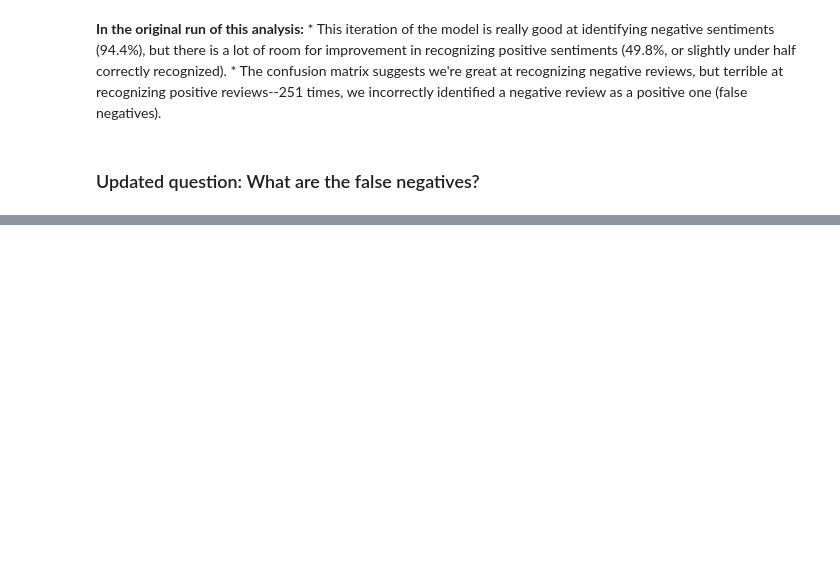
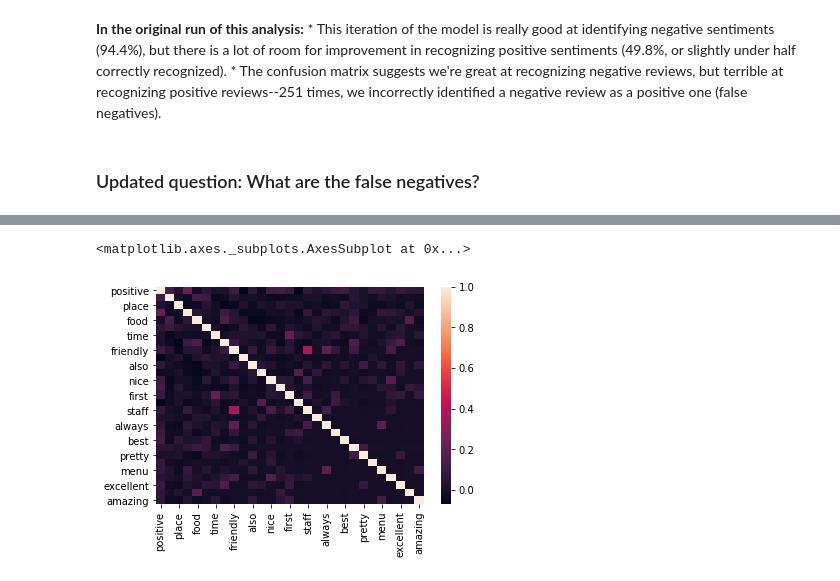
Before and after one commit to iamjeremybe/thinkful_data_science, a Jupyter notebook: Thinkful - Sentiment classifier evaluation challenge.ipynb, the cells around one changed output, grey strips where cells are left out. Cells and saved outputs as stored; diff of their text form; code cells hidden in the pictures; blank space fills up the shorter version.

```diff
--- a/Thinkful - Sentiment classifier evaluation challenge.ipynb
+++ b/Thinkful - Sentiment classifier evaluation challenge.ipynb
@@ -365,0 +430,43 @@ Beyond that, my process was largely iterative. I reviewed some records from the
+# %%
+# Here are the most popular words among the positive sentiments, that are not also stopwords.
+# I'm going to try removing the "no" words this time, and see how just a good list of
+# positive words works.
+kw_dict = {
+           'good': ' good ',
+           'place': ' place',
+           'great': ' great',
+           'food': 'food',
+           'really': ' really ',
+           'time': ' time ',
+           'service': ' service',
+           'friendly': ' friendly ',
+           'like': ' like ',
+           'also': ' also ',
+           'back': ' back ',
+           'nice': ' nice',
+           'love': ' love[ dl]*',
+           'first': ' first ',
+           'go': ' go ',
+           'staff': 'staff',
+           'definitely': ' definitely ',
+           'always': ' always ',
+           'happy': ' happy ',
+           'best': ' best ',
+           'fast': ' fast',
+           'pretty': ' pretty ',
+           'fresh': ' fresh ',
+           'menu': ' menu ',
+           'server': ' server ',
+           'excellent': ' excellent ',
+           'delicious.': ' delicious ',
+           'amazing': ' amazing ',
+          }
+# %%
+# New copy of the raw df
+yelp_3_df = new_iteration(yelp_df_save,kw_dict)
+# %%
+yelp3_corr = yelp_3_df.corr()
+sns.heatmap(yelp3_corr)
+# %% [output]
+<matplotlib.axes._subplots.AxesSubplot at 0x...>
+[figure, added]
```
Also changed, not shown: parts of 61 cells of this notebook.
